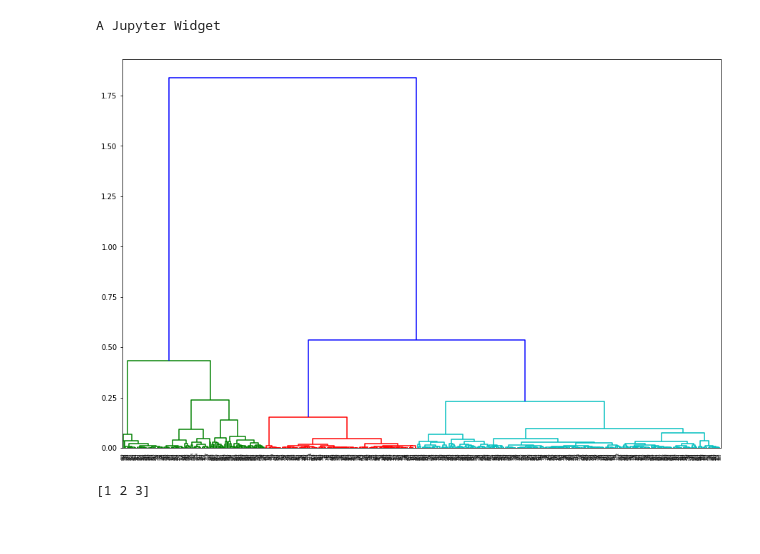
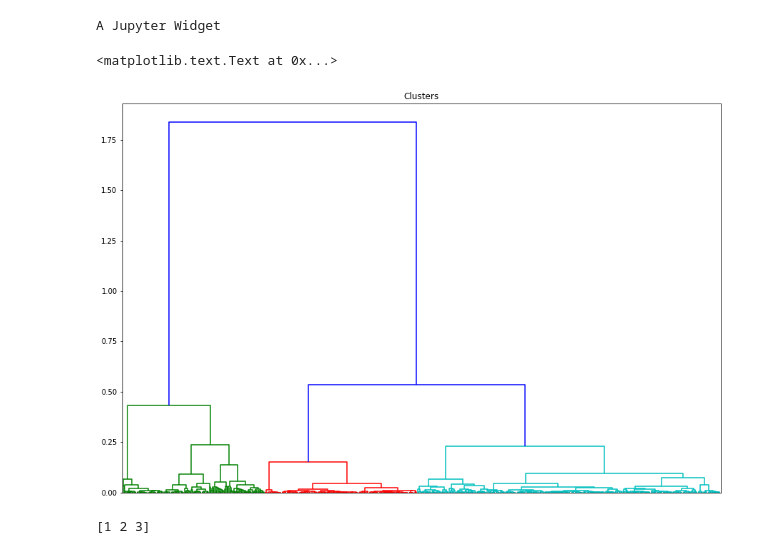
Before and after one commit to Vlad0922/neurophysiology, a Jupyter notebook: burst_clusters_heirarchy.ipynb, the cells around one changed output. Drawn from its saved outputs; the diff is of its cells as text; code cells hidden in the pictures.

```diff
--- a/burst_clusters_heirarchy.ipynb
+++ b/burst_clusters_heirarchy.ipynb
@@ -110,7 +116,7 @@ data_s = read_spikes(dist_dir_s)
 # %%
 only_st = list()
 names = list()
-labels = list()
+awake_type = list()
 cv_ai = list()
 
 for d in data_a:
@@ -118,7 +124,8 @@ for d in data_a:
         only_st.append(d['st'])
         names.append('{};{};{}'.format(d['doc_name'], d['data_name'], d['interval_name']))
 
-        labels.append(1)
+#         labels.append(1)
+        awake_type.append('Local')
         cv_ai.append((d['cv'], d['AI'], d['lv']))
 #     if len(only_st) == 50:
 #         break
@@ -129,8 +136,9 @@ for d in data_s:
         only_st.append(d['st'])
         names.append('{};{};{}'.format(d['doc_name'], d['data_name'], d['interval_name']))
 
-        labels.append(0)
+#         labels.append(0)
         cv_ai.append((d['cv'], d['AI'], d['lv']))
+        awake_type.append('Generalized')
 #     if len(only_st) == 100:
 #         break
 # %%
@@ -279,7 +289,7 @@ def sdh_poisson_metric_precalc(sdh1, sdh2):
 def build_matrix_precalc(arr, metric, cashed):
     res = np.zeros((len(arr), len(arr)), dtype=float)
 
-    for i in tqdm.tnrange(len(arr)):
+    for i in tqdm.tnrange(len(arr), leave=False):
         for j in range(i + 1, len(arr)):
             m = metric(cashed[i], cashed[j])
             if np.isfinite(m):
@@ -327,31 +337,34 @@ A Jupyter Widget
 # %%
 Z = linkage(M[np.triu_indices(M.shape[0], 1)], 'ward')
 
 plt.figure(figsize=(15,10))
 d_dct = dendrogram(Z, color_threshold=0.5)
-
-ax = plt.gca()
+_ = plt.xticks([])
+# ax = plt.gca()
 
 
 
 # for lbl in ax.get_xmajorticklabels():
 #     idx = int(lbl.get_text())
 #     if idx == 3:
 #         lbl.set_color('red')
 
 #     if labels[idx]:
 #         lbl.set_color('red')
 #     else:
 #         lbl.set_color('green')
 
 # for lbl in ax.get_xmajorticklabels():
 #     idx = int(lbl.get_text())
 #     if labels[idx]:
 #         lbl.set_color('red')
 #     else:
 #         lbl.set_color('green')
+
+plt.title('Clusters')
 # %% [output]
+<matplotlib.text.Text at 0x...>
-[figure, old version]
+[figure, new version]
 # %%
 cut = fcluster(Z, 0.5, criterion="distance")
 print(np.unique(cut))
```
Also changed, not shown: parts of 24 cells of this notebook, 1 other file.
